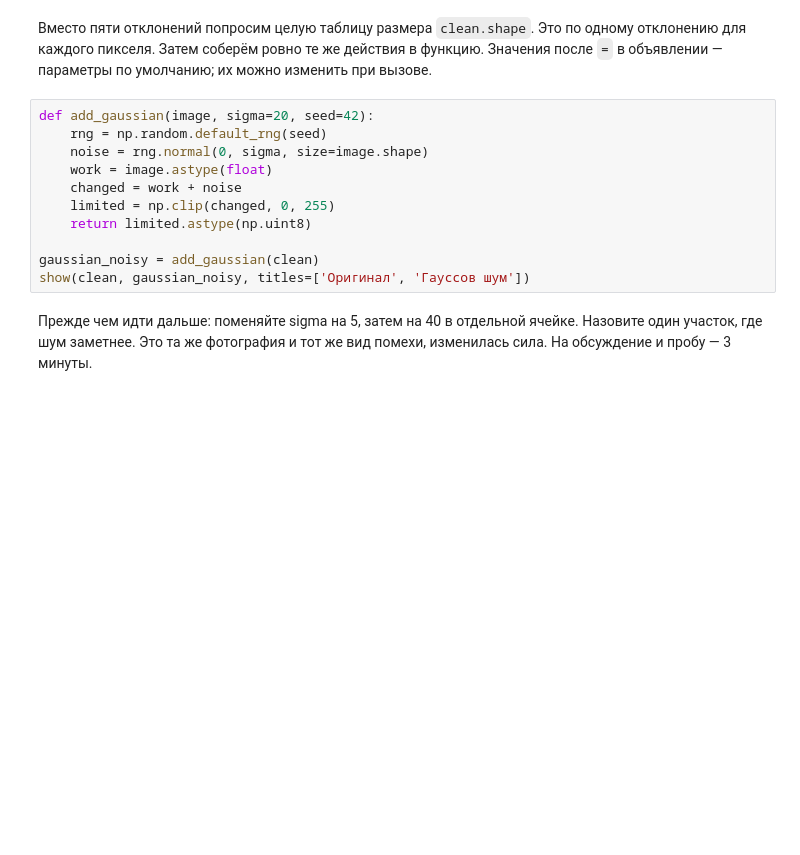
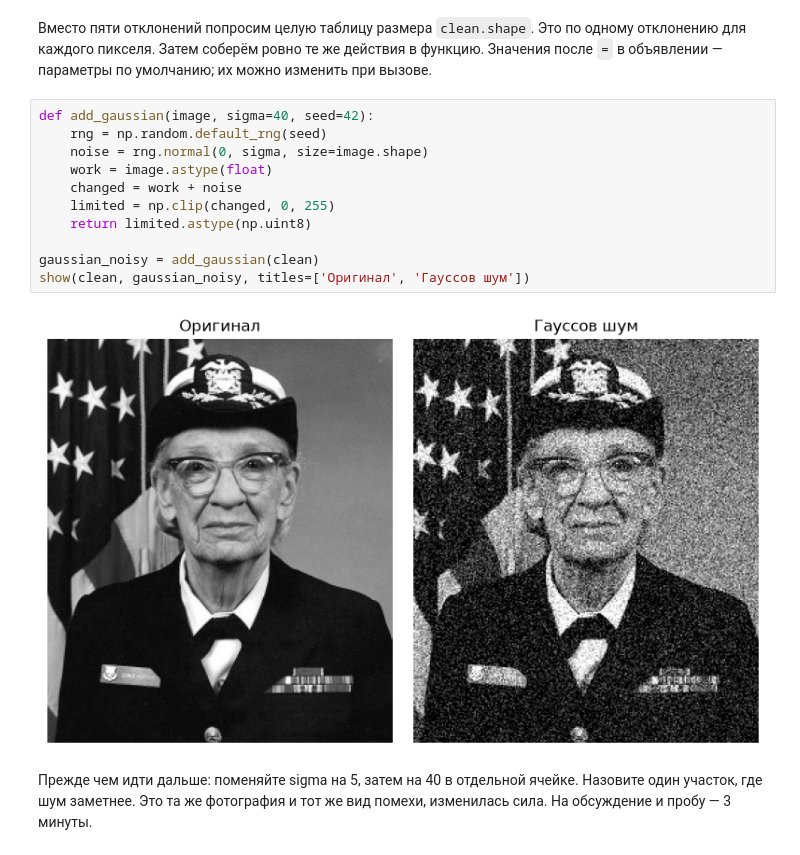
Before and after one commit to AnatoDu/Computer_Vision, a Jupyter notebook: 03.2 Шум, нелинейные фильтры и масштаб.ipynb, the cells around one changed output. Cells and saved outputs as stored; diff of their text form; blank space fills up the shorter version.

```diff
--- a/03.2 Шум, нелинейные фильтры и масштаб.ipynb
+++ b/03.2 Шум, нелинейные фильтры и масштаб.ipynb
@@ -106,16 +123,18 @@ print(limited_row.astype(np.uint8))
 # %% [markdown]
 Вместо пяти отклонений попросим целую таблицу размера `clean.shape`. Это по одному отклонению для каждого пикселя. Затем соберём ровно те же действия в функцию. Значения после `=` в объявлении — параметры по умолчанию; их можно изменить при вызове.
 # %%
-def add_gaussian(image, sigma=20, seed=42):
+def add_gaussian(image, sigma=40, seed=42):
     rng = np.random.default_rng(seed)
     noise = rng.normal(0, sigma, size=image.shape)
     work = image.astype(float)
     changed = work + noise
     limited = np.clip(changed, 0, 255)
     return limited.astype(np.uint8)
 
 gaussian_noisy = add_gaussian(clean)
 show(clean, gaussian_noisy, titles=['Оригинал', 'Гауссов шум'])
+# %% [output]
+[figure, added]
 # %% [markdown]
 Прежде чем идти дальше: поменяйте sigma на 5, затем на 40 в отдельной ячейке. Назовите один участок, где шум заметнее. Это та же фотография и тот же вид помехи, изменилась сила. На обсуждение и пробу — 3 минуты.
 # %% [markdown]
```
Also changed, not shown: parts of 25 cells of this notebook, 7 other files.
